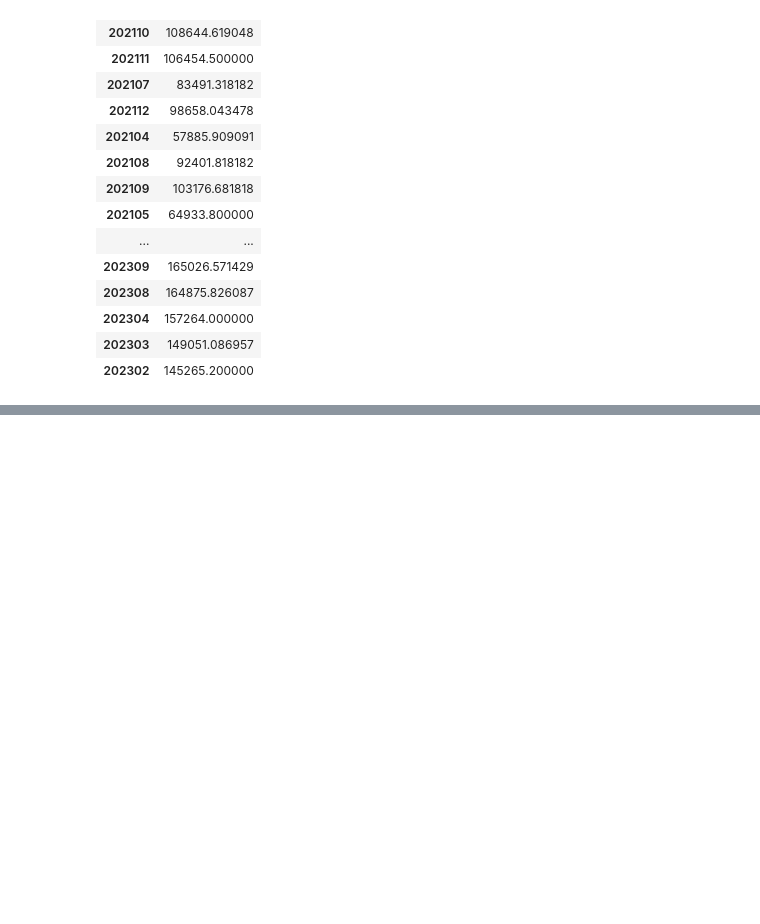
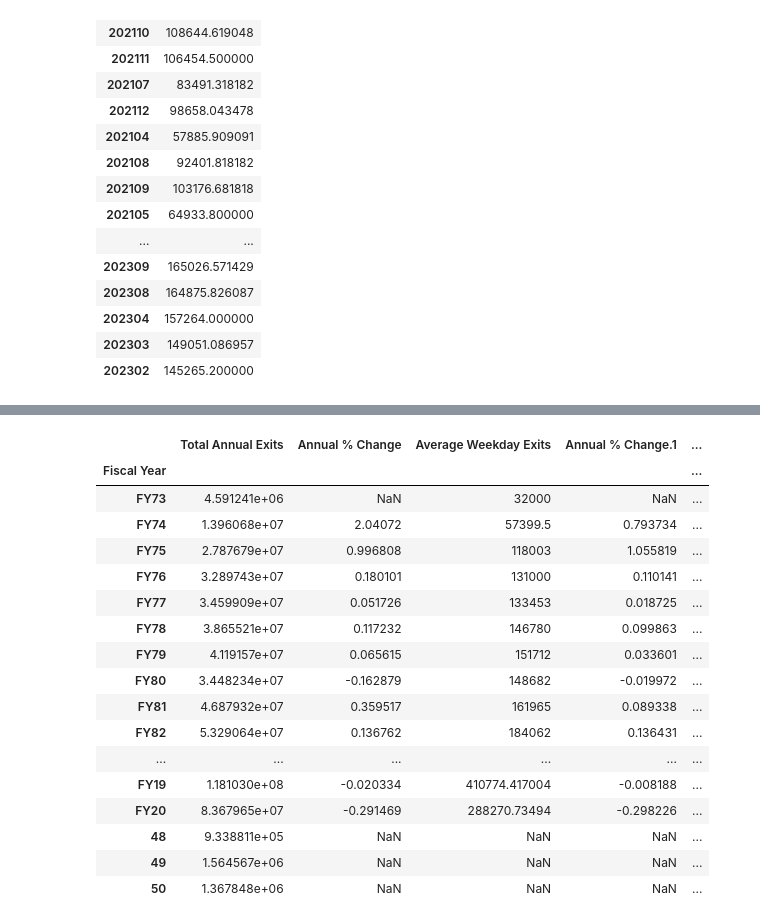
Before and after one commit to angela-bi/public_transportation_dailycal, a Jupyter notebook: ridership_eda.ipynb, the cells around one changed output, grey strips where cells are left out. Saved outputs shown, nothing was run; the diff lists cells and outputs as text; code cells hidden in the pictures; blank space fills up the shorter version.

```diff
--- a/ridership_eda.ipynb
+++ b/ridership_eda.ipynb
@@ -182,0 +170,4 @@ sns.barplot(data=monthly_ridership, x=monthly_ridership.index, y=monthly_ridersh
+# %%
+ridership_21 = sum(monthly_ridership[:12].values)[0]
+ridership_22 = sum(monthly_ridership[12:24].values)[0]
+ridership_23 = sum(monthly_ridership[24:].values)[0]
@@ -182,0 +195,2 @@ sns.barplot(data=monthly_ridership, x=monthly_ridership.index, y=monthly_ridersh
+# %%
+ann_rider.loc[len(ann_rider.index)] = [ridership_21, 'NaN', 'NaN', 'NaN','NaN','NaN','NaN','NaN','NaN','NaN']
@@ -182,0 +201,21 @@ sns.barplot(data=monthly_ridership, x=monthly_ridership.index, y=monthly_ridersh
+# %%
+ann_rider
+# %% [output]
+|  | Total Annual Exits | Annual % Change | Average Weekday Exits | Annual % Change.1 | ... |
+| Fiscal Year |  |  |  |  | ... |
+| FY73 | 4.591241e+06 | NaN | 32000 | NaN | ... |
+| FY74 | 1.396068e+07 | 2.04072 | 57399.5 | 0.793734 | ... |
+| FY75 | 2.787679e+07 | 0.996808 | 118003 | 1.055819 | ... |
+| FY76 | 3.289743e+07 | 0.180101 | 131000 | 0.110141 | ... |
+| FY77 | 3.459909e+07 | 0.051726 | 133453 | 0.018725 | ... |
+| FY78 | 3.865521e+07 | 0.117232 | 146780 | 0.099863 | ... |
+| FY79 | 4.119157e+07 | 0.065615 | 151712 | 0.033601 | ... |
+| FY80 | 3.448234e+07 | -0.162879 | 148682 | -0.019972 | ... |
+| FY81 | 4.687932e+07 | 0.359517 | 161965 | 0.089338 | ... |
+| FY82 | 5.329064e+07 | 0.136762 | 184062 | 0.136431 | ... |
+| ... | ... | ... | ... | ... | ... |
+| FY19 | 1.181030e+08 | -0.020334 | 410774.417004 | -0.008188 | ... |
+| FY20 | 8.367965e+07 | -0.291469 | 288270.73494 | -0.298226 | ... |
+| 48 | 9.338811e+05 | NaN | NaN | NaN | ... |
+| 49 | 1.564567e+06 | NaN | NaN | NaN | ... |
+| 50 | 1.367848e+06 | NaN | NaN | NaN | ... |
```
Also changed, not shown: parts of 12 cells of this notebook.
